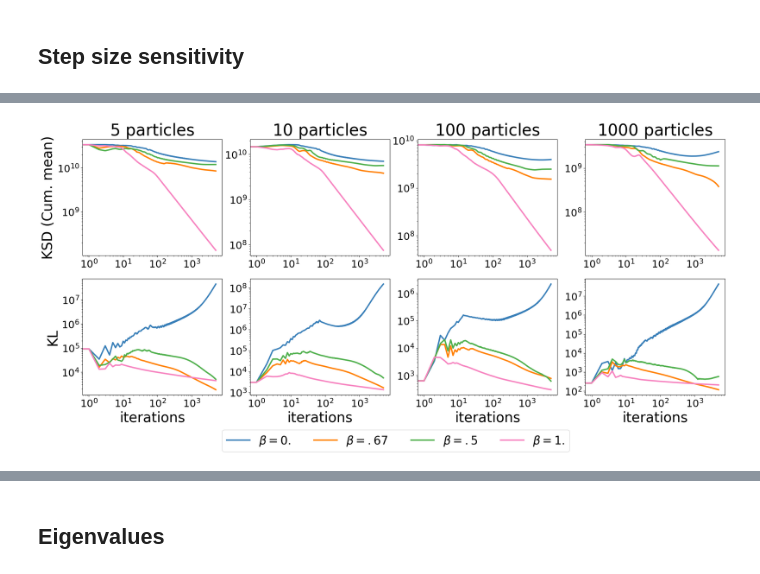
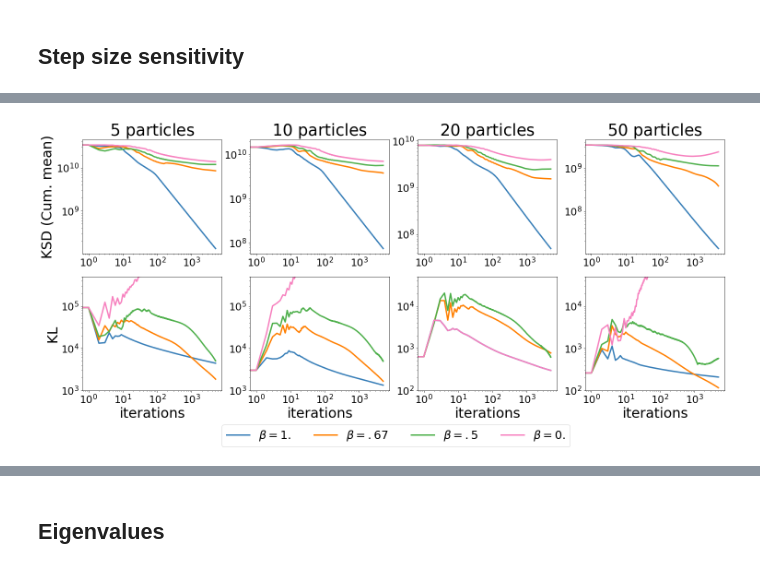
Before and after one commit to msfuji0211/svgd_convergence, a Jupyter notebook: BLR/plot2.ipynb, the cells around one changed output, grey strips where cells are left out. Cells and saved outputs as stored; diff of their text form; code cells hidden in the pictures.

```diff
--- a/BLR/plot2.ipynb
+++ b/BLR/plot2.ipynb
@@ -247,11 +247,13 @@ cum_kl_rbf_1_50, cum_ksd_rbf_1_50 = cumulative_mean(kl_rbf_1_50), cumulative_mea
 # %%
 plt.figure(figsize=(25,10))
 
+# --- KSD (Cum. mean) Plots ---
+
 plt.subplot(2,4,1)
-plt.plot(cum_ksd_rbf_5, label=r'$\beta=0.$',linewidth=3,c='#377eb8')
+plt.plot(cum_ksd_rbf_1_5, label=r'$\beta=1.$',linewidth=3,c='#377eb8')
 plt.plot(cum_ksd_rbf_67_5, label=r'$\beta=.67$',linewidth=3,c='#ff7f00')
 plt.plot(cum_ksd_rbf_sqrt_5, label=r'$\beta=.5$',linewidth=3,c='#4daf4a')
-plt.plot(cum_ksd_rbf_1_5, label=r'$\beta=1.$',linewidth=3,c='#f781bf')
+plt.plot(cum_ksd_rbf_5, label=r'$\beta=0.$',linewidth=3,c='#f781bf')
 plt.xscale('log')
 plt.yscale('log')
 plt.xticks(fontsize=22)
@@ -261,82 +263,91 @@ plt.title('$5$ particles',fontsize=35)
 plt.legend(bbox_to_anchor=(1, -1.5), loc='upper left', borderaxespad=0, fontsize=25, ncol = 4)
 
 plt.subplot(2,4,2)
-plt.plot(cum_ksd_rbf_10, label='$\beta=0.$',linewidth=3,c='#377eb8')
-plt.plot(cum_ksd_rbf_67_10, label='$\beta=.67$',linewidth=3,c='#ff7f00')
-plt.plot(cum_ksd_rbf_sqrt_10, label='$\beta=.5$',linewidth=3,c='#4daf4a')
-plt.plot(cum_ksd_rbf_1_10, label='$\beta=1.$',linewidth=3,c='#f781bf')
+
+plt.plot(cum_ksd_rbf_1_10, label=r'$\beta=1.$',linewidth=3,c='#377eb8')
+plt.plot(cum_ksd_rbf_67_10, label=r'$\beta=.67$',linewidth=3,c='#ff7f00')
+plt.plot(cum_ksd_rbf_sqrt_10, label=r'$\beta=.5$',linewidth=3,c='#4daf4a')
+plt.plot(cum_ksd_rbf_10, label=r'$\beta=0.$',linewidth=3,c='#f781bf')
 plt.xscale('log')
 plt.yscale('log')
 plt.xticks(fontsize=22)
 plt.yticks(fontsize=22)
 plt.title('$10$ particles',fontsize=35)
 
-
 plt.subplot(2,4,3)
-plt.plot(cum_ksd_rbf_20, label='$\beta=1.$',linewidth=3,c='#377eb8')
-plt.plot(cum_ksd_rbf_67_20, label='$\beta=.75$',linewidth=3,c='#ff7f00')
-plt.plot(cum_ksd_rbf_sqrt_20, label='$\beta=.5$',linewidth=3,c='#4daf4a')
-plt.plot(cum_ksd_rbf_1_20, label='$\beta=.25$',linewidth=3,c='#f781bf')
+plt.plot(cum_ksd_rbf_1_20, label=r'$\beta=1.$',linewidth=3,c='#377eb8')
+plt.plot(cum_ksd_rbf_67_20, label=r'$\beta=.67$',linewidth=3,c='#ff7f00')
+plt.plot(cum_ksd_rbf_sqrt_20, label=r'$\beta=.5$',linewidth=3,c='#4daf4a')
+plt.plot(cum_ksd_rbf_20, label=r'$\beta=0.$',linewidth=3,c='#f781bf')
 plt.xscale('log')
 plt.yscale('log')
 plt.xticks(fontsize=22)
 plt.yticks(fontsize=22)
-plt.title('$100$ particles',fontsize=35)
+plt.title('$20$ particles',fontsize=35)
 
 plt.subplot(2,4,4)
-plt.plot(cum_ksd_rbf_50, label='$\beta=1.$',linewidth=3,c='#377eb8')
-plt.plot(cum_ksd_rbf_67_50, label='$\beta=.75$',linewidth=3,c='#ff7f00')
-plt.plot(cum_ksd_rbf_sqrt_50, label='$\beta=.5$',linewidth=3,c='#4daf4a')
-plt.plot(cum_ksd_rbf_1_50, label='$\beta=.25$',linewidth=3,c='#f781bf')
+
+plt.plot(cum_ksd_rbf_1_50, label=r'$\beta=1.$',linewidth=3,c='#377eb8')
+plt.plot(cum_ksd_rbf_67_50, label=r'$\beta=.67$',linewidth=3,c='#ff7f00')
+plt.plot(cum_ksd_rbf_sqrt_50, label=r'$\beta=.5$',linewidth=3,c='#4daf4a')
+plt.plot(cum_ksd_rbf_50, label=r'$\beta=0.$',linewidth=3,c='#f781bf')
 plt.xscale('log')
 plt.yscale('log')
 plt.xticks(fontsize=22)
 plt.yticks(fontsize=22)
-plt.title('$1000$ particles',fontsize=35)
+plt.title('$50$ particles',fontsize=35)
+
+# --- KL Plots ---
 
 plt.subplot(2,4,5)
-plt.plot(kl_rbf_5, label='$\beta=1.$',linewidth=3,c='#377eb8')
-plt.plot(kl_rbf_67_5, label='$\beta=.75$',linewidth=3,c='#ff7f00')
-plt.plot(kl_rbf_sqrt_5, label='$\beta=.5$',linewidth=3,c='#4daf4a')
-plt.plot(kl_rbf_1_5, label='$\beta=.25$',linewidth=3,c='#f781bf')
+plt.plot(kl_rbf_1_5, label=r'$\beta=1.$',linewidth=3,c='#377eb8')
+plt.plot(kl_rbf_67_5, label=r'$\beta=.67$',linewidth=3,c='#ff7f00')
+plt.plot(kl_rbf_sqrt_5, label=r'$\beta=.5$',linewidth=3,c='#4daf4a')
+plt.plot(kl_rbf_5, label=r'$\beta=0.$',linewidth=3,c='#f781bf')
 plt.xscale('log')
 plt.yscale('log')
 plt.xticks(fontsize=22)
 plt.yticks(fontsize=22)
+plt.ylim(1e3,5*1e5)
 plt.xlabel('iterations',fontsize=30)
 plt.ylabel('KL',fontsize=30)
 
 plt.subplot(2,4,6)
-plt.plot(kl_rbf_10, label='$\beta=1.$',linewidth=3,c='#377eb8')
-plt.plot(kl_rbf_67_10, label='$\beta=.75$',linewidth=3,c='#ff7f00')
-plt.plot(kl_rbf_sqrt_10, label='$\beta=.5$',linewidth=3,c='#4daf4a')
-plt.plot(kl_rbf_1_10, label='$\beta=.25$',linewidth=3,c='#f781bf')
+plt.plot(kl_rbf_1_10, label=r'$\beta=1.$',linewidth=3,c='#377eb8')
+plt.plot(kl_rbf_67_10, label=r'$\beta=.67$',linewidth=3,c='#ff7f00')
+plt.plot(kl_rbf_sqrt_10, label=r'$\beta=.5$',linewidth=3,c='#4daf4a')
+plt.plot(kl_rbf_10, label=r'$\beta=0.$',linewidth=3,c='#f781bf')
 plt.xscale('log')
 plt.yscale('log')
 plt.xticks(fontsize=22)
 plt.yticks(fontsize=22)
+plt.ylim(1e3,5*1e5)
 plt.xlabel('iterations',fontsize=30)
 
-
 plt.subplot(2,4,7)
-plt.plot(kl_rbf_20, label='$\beta=1.$',linewidth=3,c='#377eb8')
-plt.plot(kl_rbf_67_20, label='$\beta=.75$',linewidth=3,c='#ff7f00')
-plt.plot(kl_rbf_sqrt_20, label='$\beta=.5$',linewidth=3,c='#4daf4a')
-plt.plot(kl_rbf_1_20, label='$\beta=.25$',linewidth=3,c='#f781bf')
+plt.plot(kl_rbf_1_20, label=r'$\beta=1.$',linewidth=3,c='#377eb8')
+plt.plot(kl_rbf_67_20, label=r'$\beta=.67$',linewidth=3,c='#ff7f00')
+plt.plot(kl_rbf_sqrt_20, label=r'$\beta=.5$',linewidth=3,c='#4daf4a')
+plt.plot(kl_rbf_1_20, label=r'$\beta=0.$',linewidth=3,c='#f781bf')
 plt.xscale('log')
 plt.yscale('log')
 plt.xticks(fontsize=22)
 plt.yticks(fontsize=22)
+plt.ylim(1e2,5*1e4)
 plt.xlabel('iterations',fontsize=30)
 
 plt.subplot(2,4,8)
-plt.plot(kl_rbf_50, label='$\beta=1.$',linewidth=3,c='#377eb8')
-plt.plot(kl_rbf_67_50, label='$\beta=.75$',linewidth=3,c='#ff7f00')
-plt.plot(kl_rbf_sqrt_50, label='$\beta=.5$',linewidth=3,c='#4daf4a')
-plt.plot(kl_rbf_1_50, label='$\beta=.25$',linewidth=3,c='#f781bf')
+plt.plot(kl_rbf_1_50, label=r'$\beta=1.$',linewidth=3,c='#377eb8')
+plt.plot(kl_rbf_67_50, label=r'$\beta=.67$',linewidth=3,c='#ff7f00')
+plt.plot(kl_rbf_sqrt_50, label=r'$\beta=.5$',linewidth=3,c='#4daf4a')
+plt.plot(kl_rbf_50, label=r'$\beta=0.$',linewidth=3,c='#f781bf')
 plt.xscale('log')
 plt.yscale('log')
 plt.xticks(fontsize=22)
 plt.yticks(fontsize=22)
+plt.ylim(1e2,5*1e4)
 plt.xlabel('iterations',fontsize=30)
+
+plt.tight_layout(rect=[0, 0.05, 1, 1])
+plt.show()
 # %% [output]
@@ -344,3 +354,3 @@ Text(0.5, 0, 'iterations')
-[figure, old version]
+[figure, new version]
 # %%
 plt.figure(figsize=(20,6))
```
Also changed, not shown: parts of 7 cells of this notebook.
